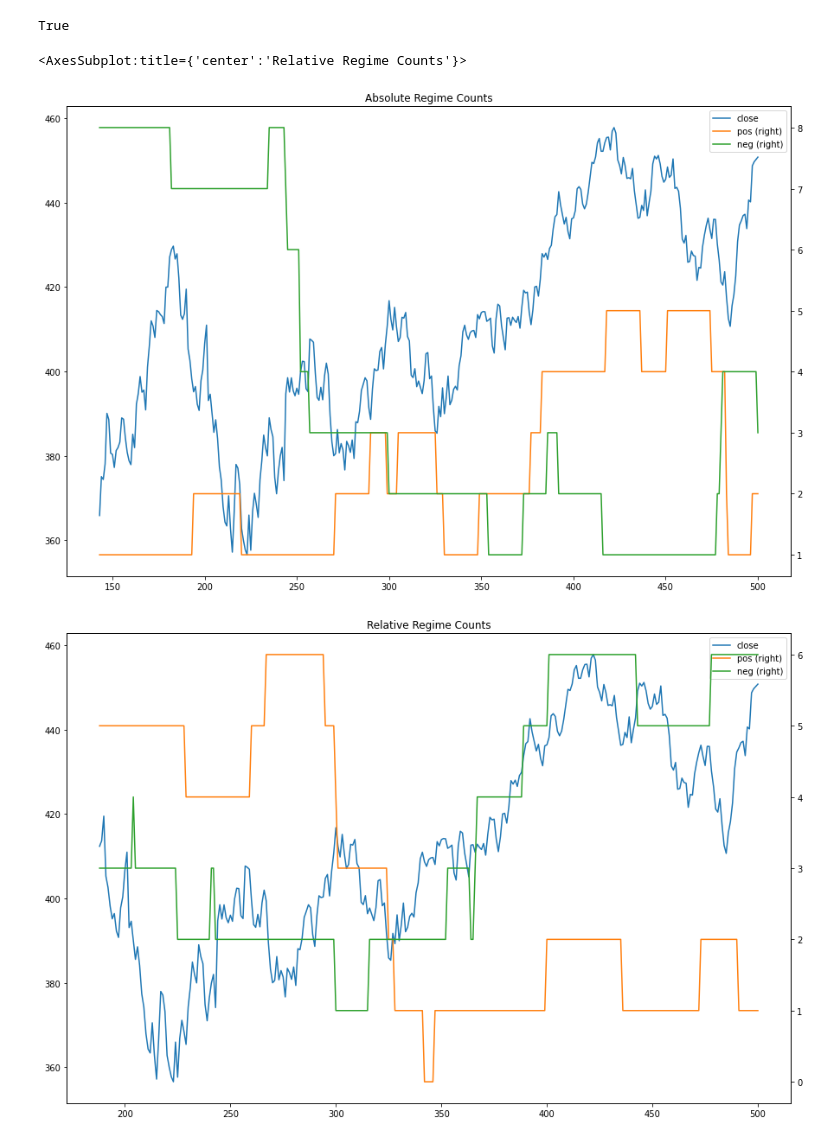
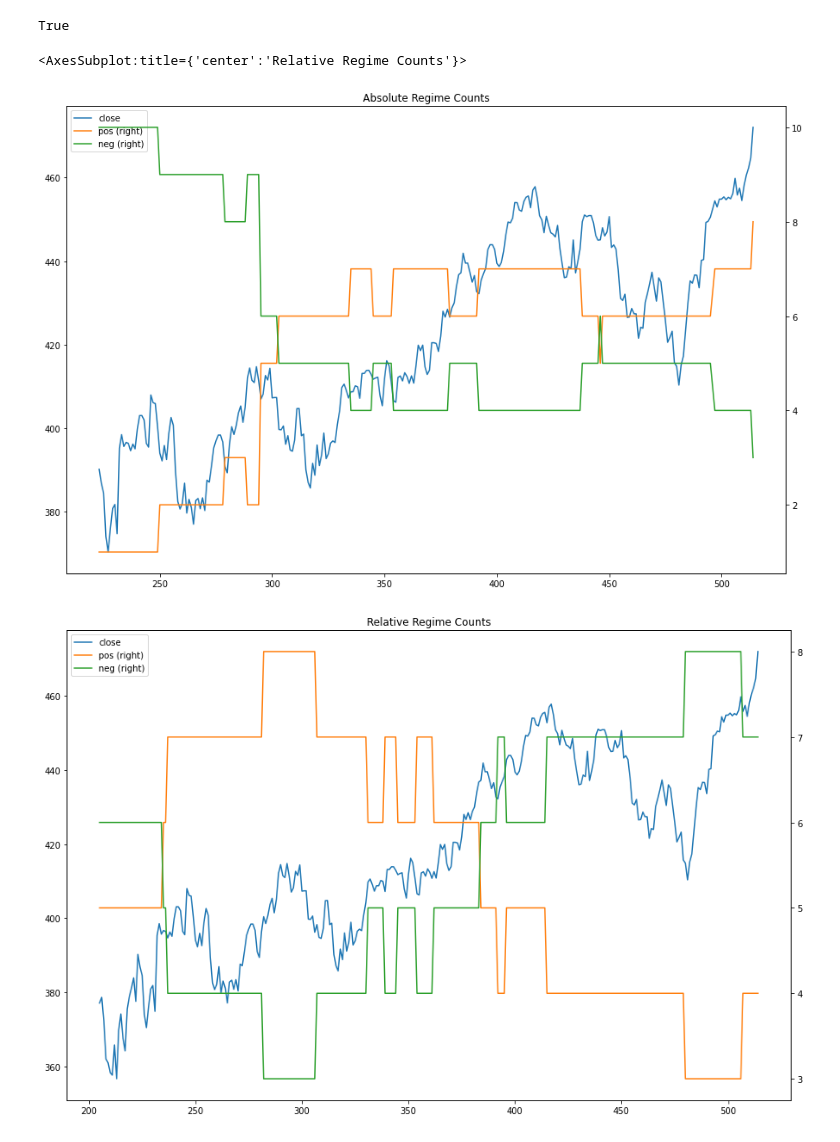
Before and after one commit to bjahnke/backtest_notebook, a Jupyter notebook: notes/regime_scan.ipynb, the cells around one changed output. Saved outputs shown, nothing was run; the diff lists cells and outputs as text; code cells hidden in the pictures.

```diff
--- a/notes/regime_scan.ipynb
+++ b/notes/regime_scan.ipynb
@@ -26,6 +26,7 @@ def get_stock_data(_symbol, _interval, _neon_db_url):
     _peak_data = pd.read_sql(q(table='peak', symbol=_symbol, interval=_interval, extra=""), con=_neon_db_url)
     return _stock_data, _regime_data, _peak_data
 
+
 def get_data_by_market(_market_index, _interval, _neon_db_url, tables=None):
     if tables is None:
         tables = ['stock_data', 'regime', 'peak']
@@ -44,6 +45,7 @@ def get_data_by_market(_market_index, _interval, _neon_db_url, tables=None):
     }
     result = [table_lookup[table]() for table in tables]
     return result
+
 
 def aggregate_regime(_regime_table, by_regime=None):
     regime_types = _regime_table.type.unique()
@@ -66,6 +68,20 @@ def aggregate_regime(_regime_table, by_regime=None):
         rg_long_table[_symbol] = symbol_rg[by_regime].mean(axis=1)
 
     return rg_long_table
+
+
+def aggregate_regime_counts(benchmark, bench_regime, by_regime=None):
+    pos_counter = lambda x: x == 1
+    neg_counter = lambda x: x == -1
+    agg_regimes = aggregate_regime(bench_regime.copy(), by_regime).dropna()
+    regime_counts = pd.DataFrame({
+        'pos': agg_regimes.apply(pos_counter).sum(axis=1),
+        'neg': agg_regimes.apply(neg_counter).sum(axis=1)
+    })
+    # merge counts on spy where count index = spy.bar_number
+    # merge counts with spy on index
+    regime_counts = benchmark[['close']].merge(regime_counts, left_index=True, right_index=True)
+    return regime_counts, agg_regimes
 # %%
 # graph regime for all SPY sector etfs
 (spy_regime,) = get_data_by_market('SPY', '1d', neon_db_url, tables=['regime'])
@@ -74,36 +90,26 @@ def aggregate_regime(_regime_table, by_regime=None):
 spy, _, __ = get_stock_data('SPY', '1d', neon_db_url)
 spy.index = spy.bar_number
 spy.index.name = 'index'
+_agg_by_regime = ['fc']
 # %%
-pos_counter = lambda x: x == 1
-neg_counter = lambda x: x == -1
-spy_regime = spy_regime.loc[spy_regime.symbol != 'ONEQ'].copy()
+spy_regime = spy_regime.loc[(spy_regime.symbol != 'ONEQ') & (spy_regime.symbol != 'IBKR')].copy()
+abs_regime_counts, abs_agg_regimes = aggregate_regime_counts(
+    benchmark=spy.loc[spy.is_relative == False].copy(),
+    bench_regime=spy_regime.loc[spy_regime.is_relative == False].copy(),
+    by_regime=_agg_by_regime
+)
+rel_regime_counts, rel_agg_regimes = aggregate_regime_counts(
+    benchmark=spy.loc[spy.is_relative == False].copy(),
+    bench_regime=spy_regime.loc[spy_regime.is_relative == True].copy(),
+    by_regime=_agg_by_regime
+)
 
-abs_agg_regimes = aggregate_regime(spy_regime.loc[spy_regime.is_relative == False].copy()).dropna()
-abs_regime_counts = pd.DataFrame({
-    'pos': abs_agg_regimes.apply(pos_counter).sum(axis=1),
-    'neg': abs_agg_regimes.apply(neg_counter).sum(axis=1)
-})
-# merge counts on spy where count index = spy.bar_number
-abs_spy = spy.loc[spy.is_relative == False].copy()
-# set index to bar_number
-abs_spy.set_index('bar_number', inplace=True)
-# merge counts with spy on index
-abs_regime_counts = abs_spy[['close']].merge(abs_regime_counts, left_index=True, right_index=True)
-# plot
 abs_regime_counts.plot(figsize=(15, 10), secondary_y=['neg', 'pos'], title='Absolute Regime Counts')
-rel_agg_regimes = aggregate_regime(spy_regime.loc[spy_regime.is_relative == True].copy()).dropna()
-
-rel_agg_regime_count = pd.DataFrame({
-    'pos': rel_agg_regimes.apply(pos_counter).sum(axis=1),
-    'neg': rel_agg_regimes.apply(neg_counter).sum(axis=1)
-})
-rel_regime_counts = abs_spy[['close']].merge(rel_agg_regime_count, left_index=True, right_index=True)
 rel_regime_counts.plot(figsize=(15, 10), secondary_y=['neg', 'pos'], title='Relative Regime Counts')
 # %% [output]
 <AxesSubplot:title={'center':'Relative Regime Counts'}>
-[figure, old version]
+[figure, new version]
-[figure, old version]
+[figure, new version]
 # %%
 # current scoreboard (current values) of aggregate regime in absolute, relative as one dataframe
 current_regime = pd.DataFrame({
```
Also changed, not shown: parts of 7 cells of this notebook, 10 other files.
